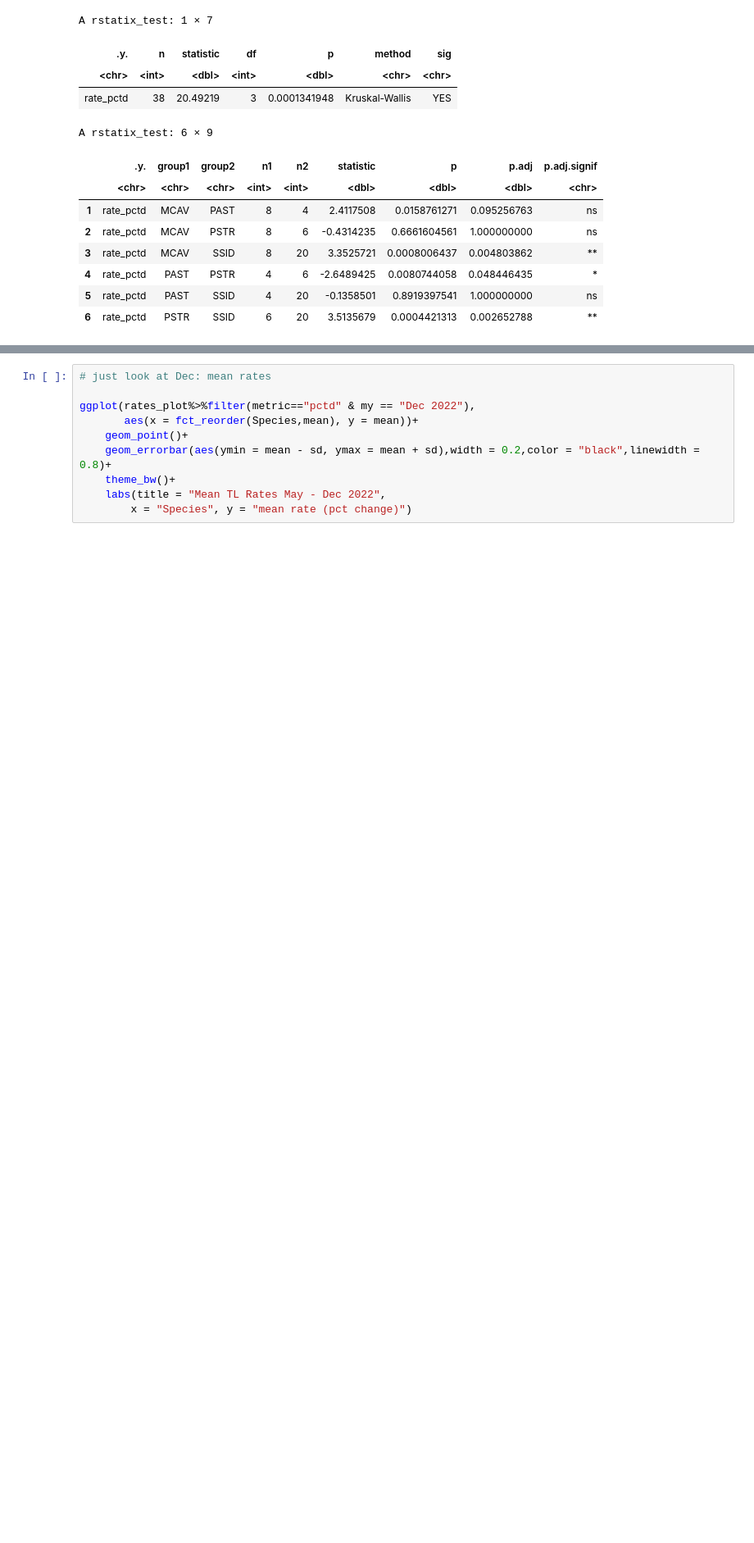
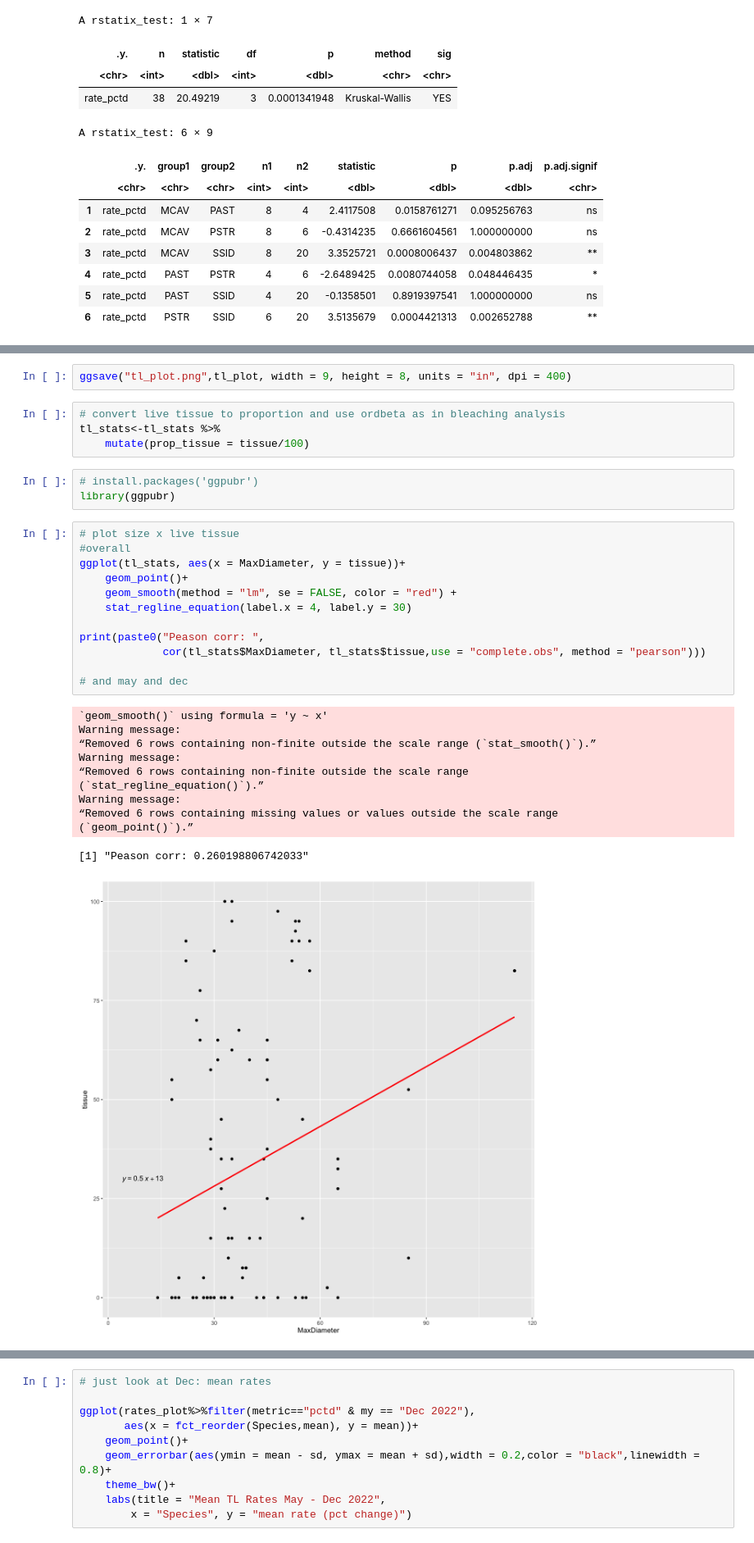
Before and after one commit to brookewicz/Code_notebook, a Jupyter notebook: sctld_tl/tl.ipynb, the cells around one changed output, grey strips where cells are left out. Shown at 82% size. Cells and saved outputs as stored; diff of their text form; blank space fills up the shorter version.

```diff
--- a/sctld_tl/tl.ipynb
+++ b/sctld_tl/tl.ipynb
@@ -497,0 +552,33 @@ ggplot(rates_plot%>%filter(metric=="pctd"),aes(x = my, y = mean))+
+# %%
+ggsave("tl_plot.png",tl_plot, width = 9, height = 8, units = "in", dpi = 400)
+# %%
+# convert live tissue to proportion and use ordbeta as in bleaching analysis
+tl_stats<-tl_stats %>%
+    mutate(prop_tissue = tissue/100)
+# %%
+# install.packages('ggpubr')
+library(ggpubr)
+# %%
+# plot size x live tissue
+#overall
+ggplot(tl_stats, aes(x = MaxDiameter, y = tissue))+
+    geom_point()+
+    geom_smooth(method = "lm", se = FALSE, color = "red") +
+    stat_regline_equation(label.x = 4, label.y = 30)
+
+print(paste0("Peason corr: ",
+             cor(tl_stats$MaxDiameter, tl_stats$tissue,use = "complete.obs", method = "pearson")))
+
+# and may and dec
+# %% [output]
+`geom_smooth()` using formula = 'y ~ x'
+Warning message:
+“Removed 6 rows containing non-finite outside the scale range (`stat_smooth()`).”
+Warning message:
+“Removed 6 rows containing non-finite outside the scale range
+(`stat_regline_equation()`).”
+Warning message:
+“Removed 6 rows containing missing values or values outside the scale range
+(`geom_point()`).”
+[1] "Peason corr: 0.260198806742033"
+[figure, added]
```
Also changed, not shown: parts of 21 cells of this notebook, 1 other file.
